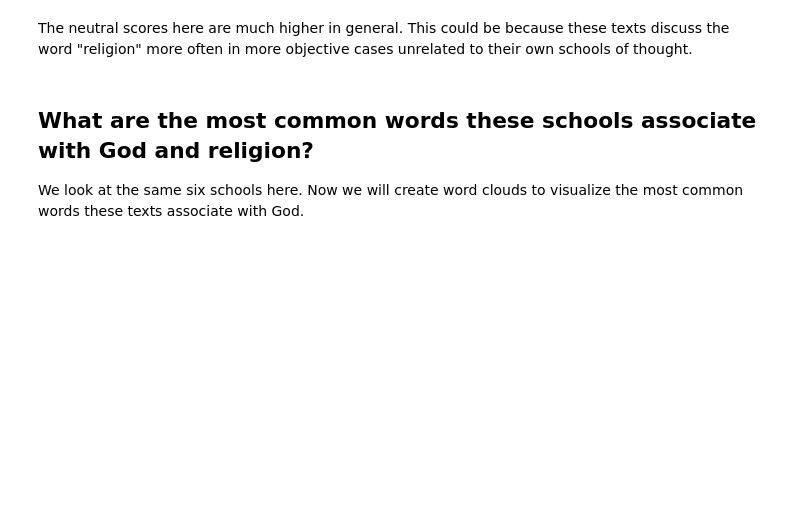
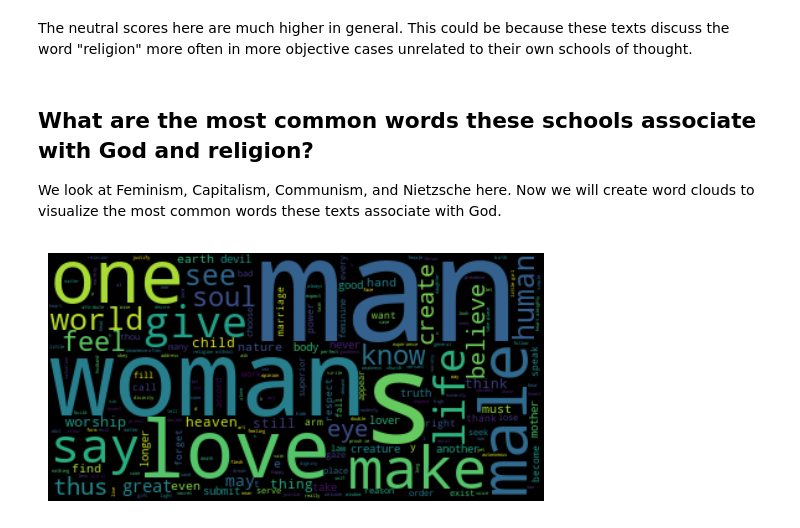
Before and after one commit to TZstatsADS/ads-spring2023-project1-lpa2114, a Jupyter notebook: doc/ADS Philosophy Project.ipynb, the cells around one changed output. Saved outputs shown, nothing was run; the diff lists cells and outputs as text; code cells hidden in the pictures; blank space fills up the shorter version.

```diff
--- a/doc/ADS Philosophy Project.ipynb
+++ b/doc/ADS Philosophy Project.ipynb
@@ -201,4 +201,4 @@ The neutral scores here are much higher in general. This could be because these
 # %% [markdown]
 ## What are the most common words these schools associate with God and religion?
 
-We look at the same six schools here. Now we will create word clouds to visualize the most common words these texts associate with God.
+We look at Feminism, Capitalism, Communism, and Nietzsche here. Now we will create word clouds to visualize the most common words these texts associate with God.
@@ -204,0 +207,13 @@ We look at the same six schools here. Now we will create word clouds to visualiz
+# %%
+def word_cloud_synth(school,word):
+    text = nltk.Text(concat_clean_words(school))
+    conc_list = text.concordance_list(word,lines = 500)
+    conc_act_list = [conc_list[i].line for i in range(len(conc_list))]
+    long_str = ' '.join(conc_act_list)
+    return WordCloud().generate(long_str.replace('god',''))
+# %%
+plt.imshow(word_cloud_synth('feminism','God'), interpolation='bilinear')
+plt.axis("off")
+plt.show()
+# %% [output]
+[figure, added]
```
Also changed, not shown: parts of 10 cells of this notebook.
